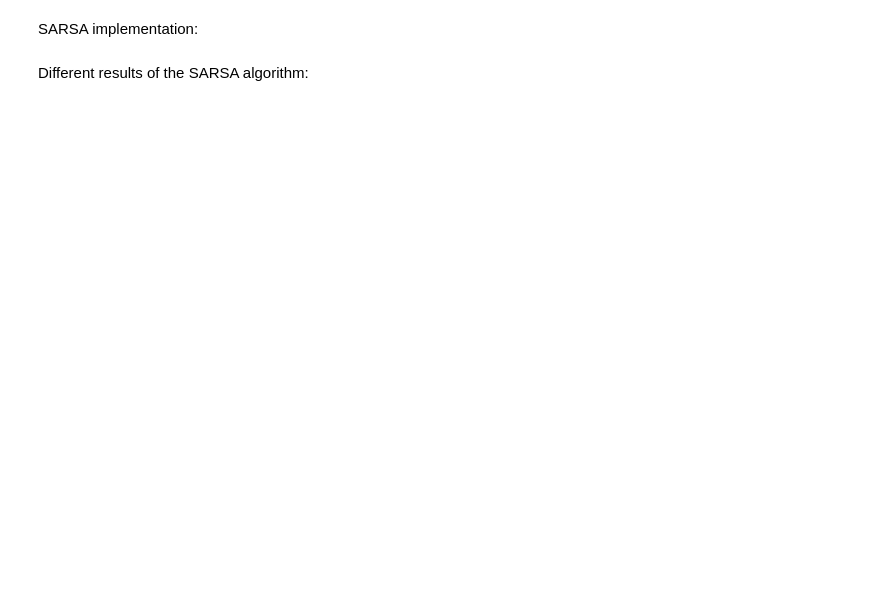
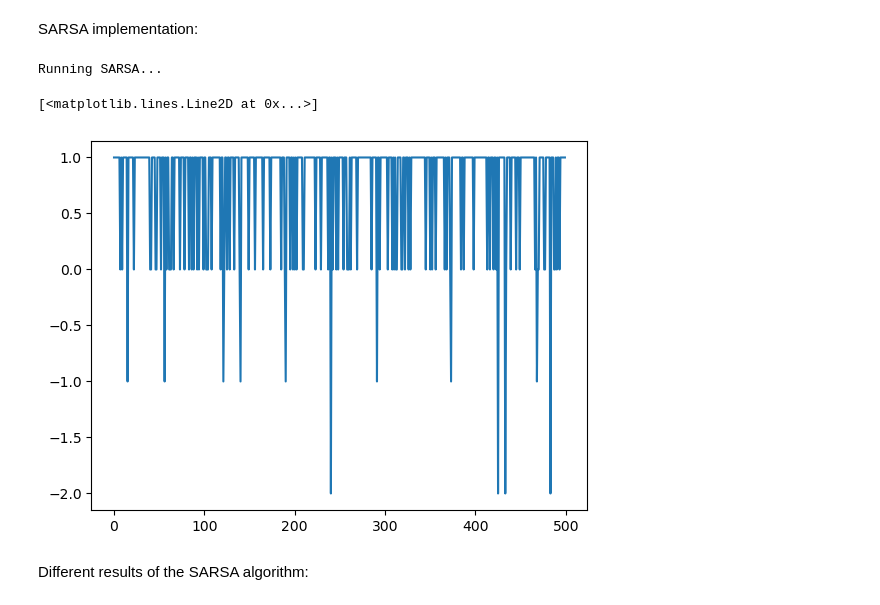
Before and after one commit to SARL-PLUS/RL_Bootcamp_2026_tutorial, a Jupyter notebook: sessions/01-fundamentals/solutions/Simple maze solutions.ipynb, the cells around one changed output. Drawn from its saved outputs; the diff is of its cells as text; code cells hidden in the pictures; blank space fills up the shorter version.

```diff
--- a/sessions/01-fundamentals/solutions/Simple maze solutions.ipynb
+++ b/sessions/01-fundamentals/solutions/Simple maze solutions.ipynb
@@ -444,28 +481,39 @@ display_animation(ql_frames, title="Q-Learning Optimal Path")
 SARSA implementation:
 # %%
 print("Running SARSA...")
+returns = []
 for episode in range(episodes):
     obs = env.reset()
     state = get_coord(obs)
     action = choose_action(state, q_table_sarsa, epsilon, env)
     done = False
+
+    rew_list = []
 
     while not done:
         next_obs, reward, terminated, truncated, info = env.step(action)
         next_state = get_coord(next_obs)
         done = terminated or truncated
 
         # On-policy action choice
         next_action = choose_action(next_state, q_table_sarsa, epsilon, env)
 
         # Update using the actual chosen next action
         td_target = reward + gamma * q_table_sarsa[next_state[0], next_state[1], next_action] * (not terminated)
         td_error = td_target - q_table_sarsa[state[0], state[1], action]
 
+        rew_list.append(reward)
+
         q_table_sarsa[state[0], state[1], action] += alpha * td_error
 
         state = next_state
         action = next_action
+    returns.append(sum(rew_list))
+plt.plot(returns)
+# %% [output]
+Running SARSA...
+[<matplotlib.lines.Line2D at 0x...>]
+[figure, added]
 # %% [markdown]
 Different results of the SARSA algorithm:
 # %%
```
Also changed, not shown: parts of 12 cells of this notebook, 5 other files.
